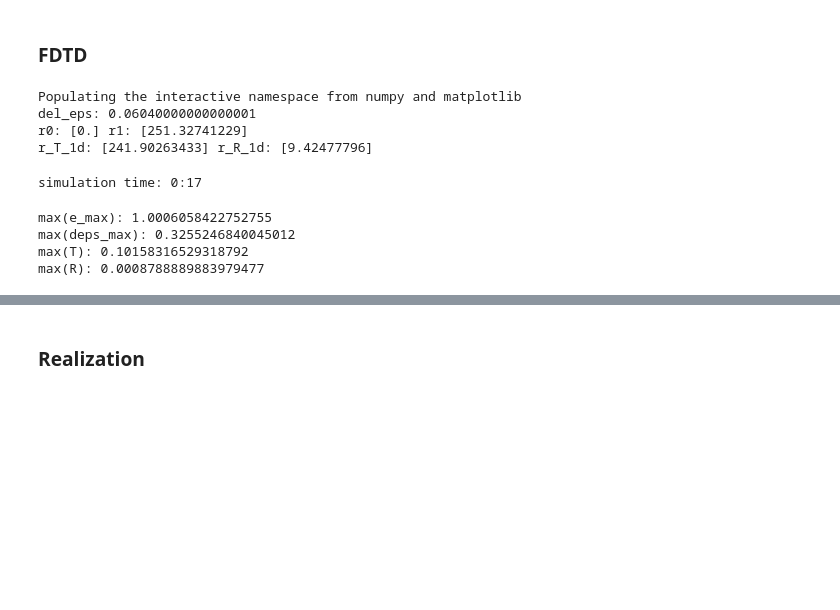
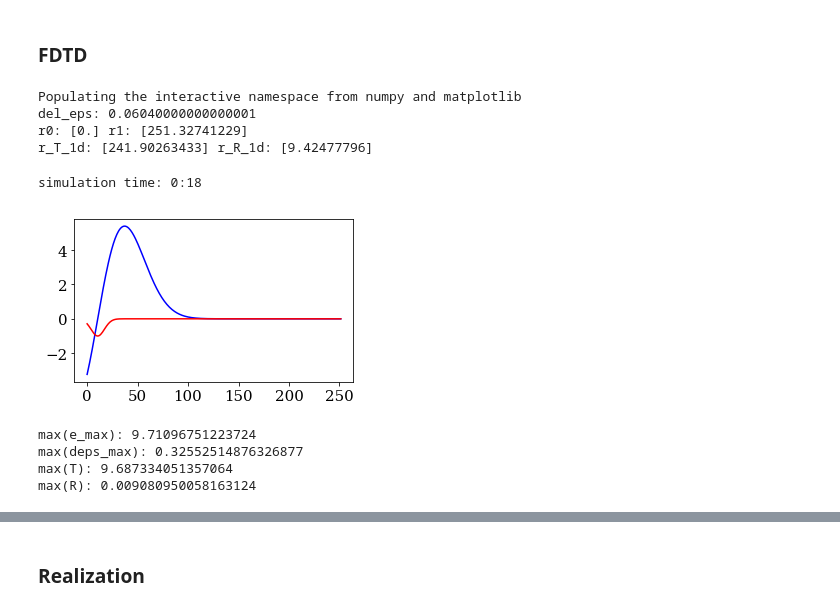
Before and after one commit to nimachm81/myPyCodes, a Jupyter notebook: pulse shaping - compression - space-time variation - FDTD.ipynb, the cells around one changed output, grey strips where cells are left out. Drawn from its saved outputs; the diff is of its cells as text; code cells hidden in the pictures; blank space fills up the shorter version.

```diff
--- a/pulse shaping - compression - space-time variation - FDTD.ipynb
+++ b/pulse shaping - compression - space-time variation - FDTD.ipynb
@@ -142,7 +142,7 @@ n_dim = 1
 r0, r1, dr = [None]*3
 S = 0.8
 n_t = None
-save_every = 10
+save_every = 1
 source_at_right = False
 
 r_c = None
@@ -212,7 +212,7 @@ d_x_pml[0] = d_pml[0]
 omega_m = 2.0
 T_per = 2.0*np.pi/omega
 T_0 = 1.0*T_per
-T_decay_pulse = T_0/10
+T_decay_pulse = T_0
 L_decay_pulse = T_decay_pulse/n0
 
 t0 = 8.0*T_0
@@ -250,7 +250,7 @@ fdtd.AddMaterial({'type':FVTypes.EpsIsoBox, 'name':'eps', 'args':eps_args})
 ##---- st pulse medium
 
 Tm_0 = 4.0*T_0
-f_t_medium = lambda t: +0.5*np.exp(-(t-t0)**2/Tm_0**2)*(t-t0)    ## -:compressor  +:expander
+f_t_medium = lambda t: -0.5*np.exp(-(t-t0)**2/Tm_0**2)*(t-t0)    ## -:compressor  +:expander
 
 _x = np.linspace(r0[0], r1[0], 300)
 plot(_x, f_t_medium(t0-(_x-r_j[0])/n0), 'b')
@@ -281,34 +281,35 @@ set_R_1d = True
 
 r_R_1d = 0.25*r0_deps + 0.75*(r0+d_pml)
 r_T_1d = 0.25*r1_deps + 0.75*(r1-d_pml)
 if source_at_right:
     r_T_1d = 0.25*r0_deps + 0.75*(r0+d_pml)
     r_R_1d = 0.25*r1_deps + 0.75*(r1-d_pml)
 
 print('r0:', r0, 'r1:', r1)
 print('r_T_1d:', r_T_1d, 'r_R_1d:', r_R_1d)
 
 if set_Efields_entire_out:
     fdtd.AddViewPlane({'type':FVTypes.VPSide, 'r':r_j, 'args':{'A':'E', 'A_dir':'z', 'O_dir':None, 'name':'E'}})
 if set_j_out:
     fdtd.AddViewPlane({'type':FVTypes.VPSide, 'r':r_j, 'args':{'A':'Je', 'A_dir':'z', 'O_dir':None, 'name':'J'}})
 if n_dim==1 and set_T_1d:
     fdtd.AddViewPlane({'type':FVTypes.VPSide, 'r':r_T_1d, 'args':{'A':'E', 'A_dir':'z', 'O_dir':'x', 'name':'T'}})
 if n_dim==1 and set_R_1d:
     fdtd.AddViewPlane({'type':FVTypes.VPSide, 'r':r_R_1d, 'args':{'A':'E', 'A_dir':'z', 'O_dir':'x', 'name':'R'}})
 
 if is_t_var and set_eps_out:
     fdtd.AddViewPlane({'type':FVTypes.VPSide, 'r':r_j, 'args':{'A':'deps', 'A_dir':'x', 'O_dir':None, 'name':'Eps'}})
 
 
 fdtd.StepFields(n_t)
 n_saved = fdtd.n_saved
 # %% [output]
 Populating the interactive namespace from numpy and matplotlib
 del_eps: 0.06040000000000001
 r0: [0.] r1: [251.32741229]
 r_T_1d: [241.90263433] r_R_1d: [9.42477796]
-simulation time: 0:17
+simulation time: 0:18
+[figure, added]
 # %%
 import matplotlib.pyplot as plt
 
@@ -381,10 +382,10 @@ if n_dim==1 and set_R_1d:
 
 #print(x_E.shape, E_out_list[0].shape)
 # %% [output]
-max(e_max): 1.0006058422752755
-max(deps_max): 0.3255246840045012
-max(T): 0.10158316529318792
-max(R): 0.0008788889883979477
+max(e_max): 9.71096751223724
+max(deps_max): 0.32552514876326877
+max(T): 9.687334051357064
+max(R): 0.009080950058163124
 # %%
 ## animations
 %pylab tk
```
Also changed, not shown: parts of 2 cells of this notebook.
